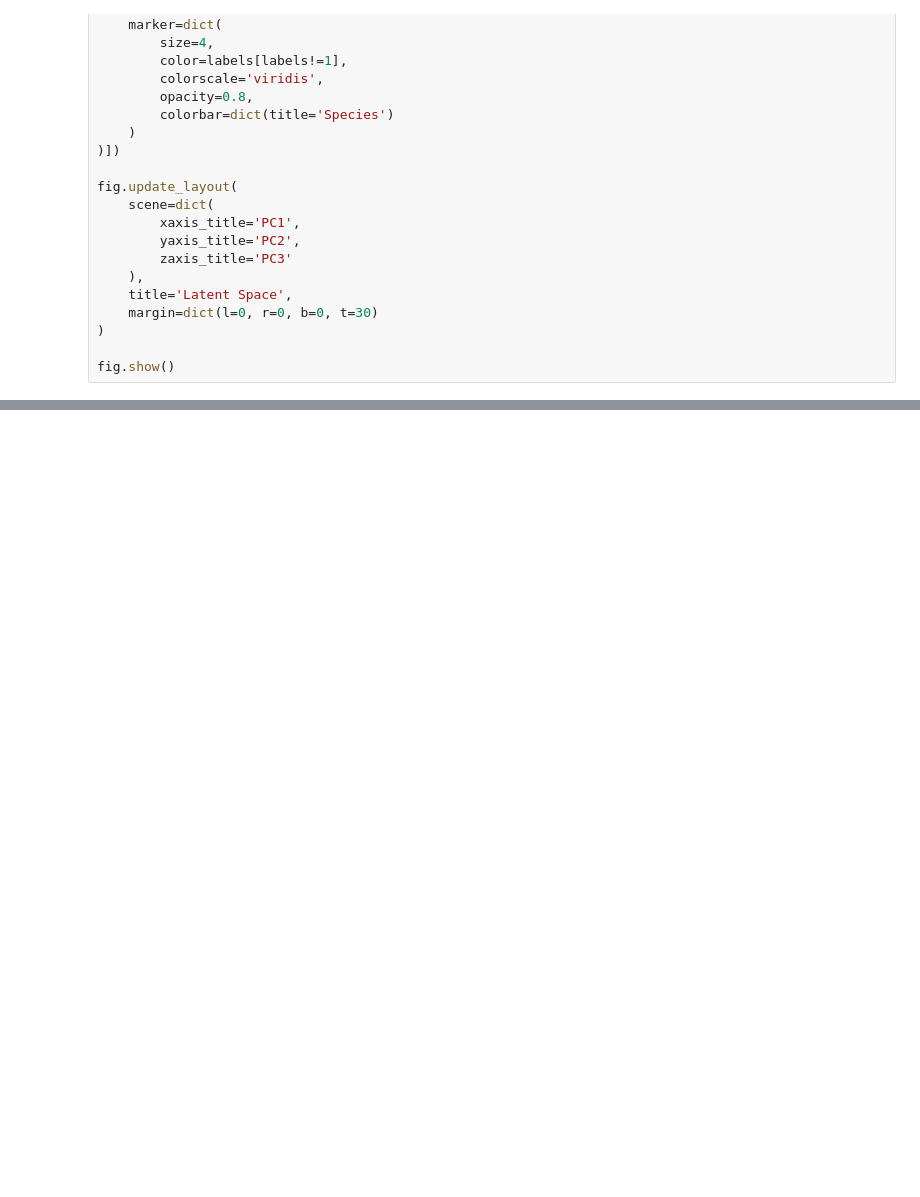
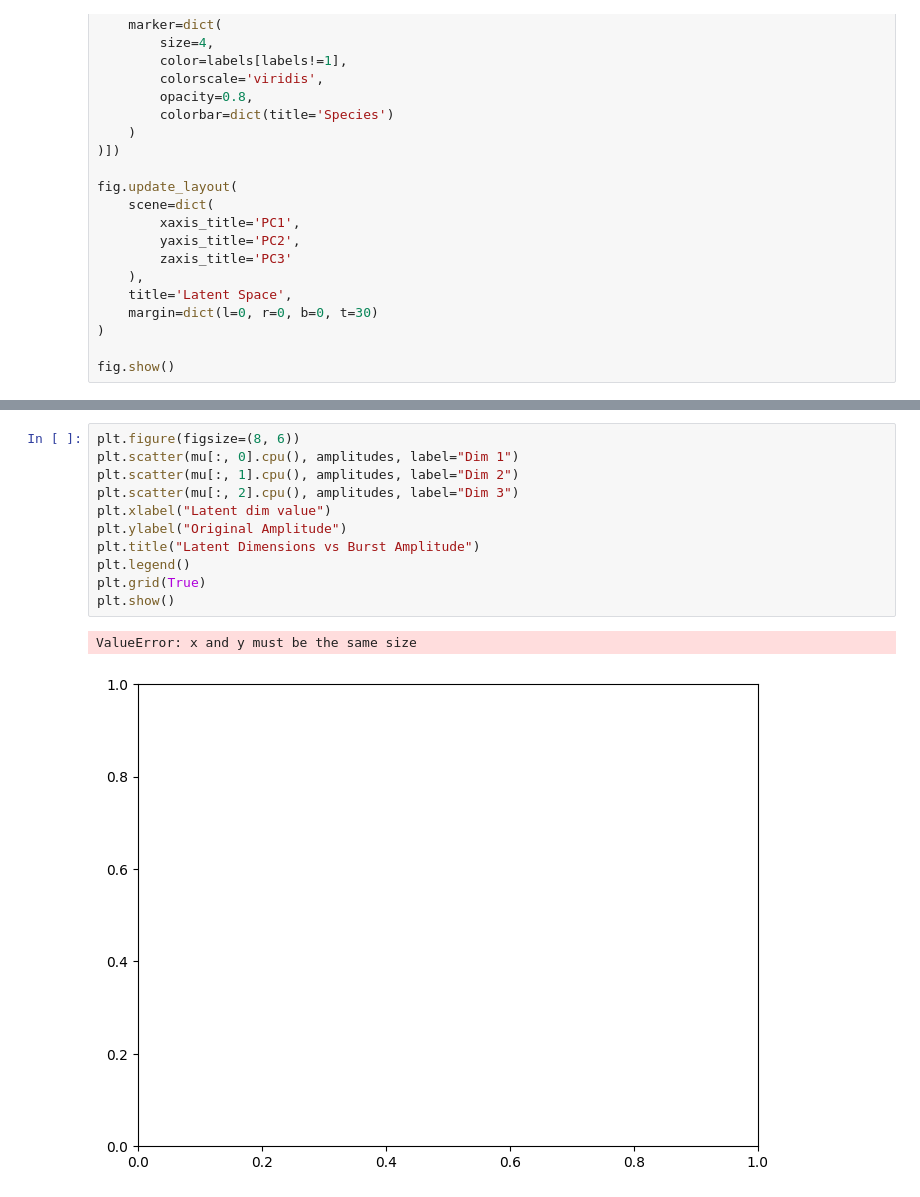
Before and after one commit to OmGuin/BASDL, a Jupyter notebook: CVAE.ipynb, the cells around one changed output, grey strips where cells are left out. Cells and saved outputs as stored; diff of their text form; blank space fills up the shorter version.

```diff
--- a/CVAE.ipynb
+++ b/CVAE.ipynb
@@ -243,0 +331,14 @@ plt.show()
+# %%
+plt.figure(figsize=(8, 6))
+plt.scatter(mu[:, 0].cpu(), amplitudes, label="Dim 1")
+plt.scatter(mu[:, 1].cpu(), amplitudes, label="Dim 2")
+plt.scatter(mu[:, 2].cpu(), amplitudes, label="Dim 3")
+plt.xlabel("Latent dim value")
+plt.ylabel("Original Amplitude")
+plt.title("Latent Dimensions vs Burst Amplitude")
+plt.legend()
+plt.grid(True)
+plt.show()
+# %% [output]
+ValueError: x and y must be the same size
+[figure, added]
```
Also changed, not shown: parts of 14 cells of this notebook, 1 other file.
